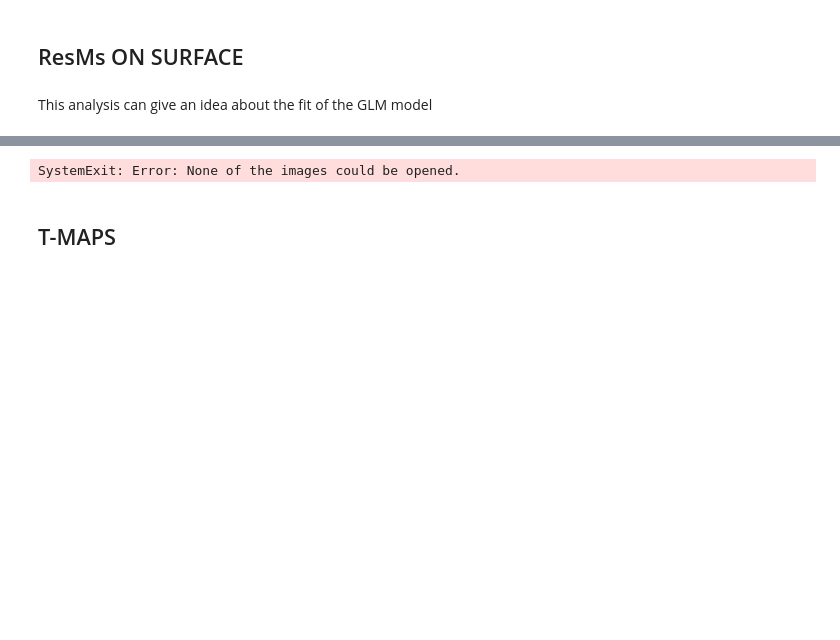
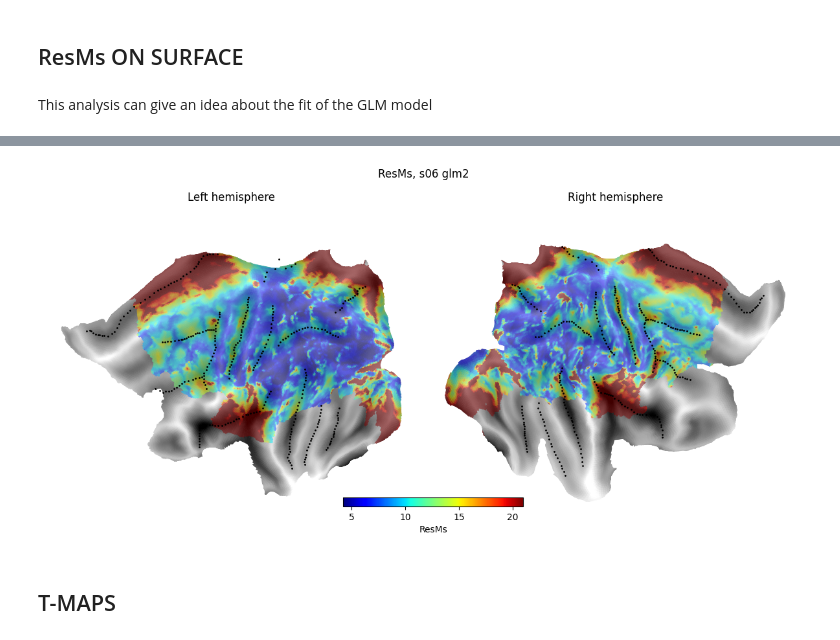
Before and after one commit to alighavam/bimanual_wrist, a Jupyter notebook: bmw_tmaps_ss.ipynb, the cells around one changed output, grey strips where cells are left out. Saved outputs shown, nothing was run; the diff lists cells and outputs as text; code cells hidden in the pictures; blank space fills up the shorter version.

```diff
--- a/bmw_tmaps_ss.ipynb
+++ b/bmw_tmaps_ss.ipynb
@@ -49,6 +49,8 @@ sn = 6
 glm = 2
 
 ResMs = list(Path(os.path.join(baseDir, f'glm{glm}', f's{sn:02d}')).glob(f'ResMS.nii'))
+if len(ResMs) == 0:
+    raise ValueError(f'No ResMs files found for s{sn:02d} glm{glm}')
 
 # 2. Define the relevant gifti files for both left and right hemisphere:
 surf_white = [] # White -gray matter surface
@@ -109,4 +112,4 @@ Warning: excludeThres option currently not supported. Resetting excludeThres to
-SystemExit: Error: None of the images could be opened.
+[figure, added]
 # %% [markdown]
 ## T-MAPS
 # %%
```
Also changed, not shown: parts of 2 cells of this notebook, 2 other files.
